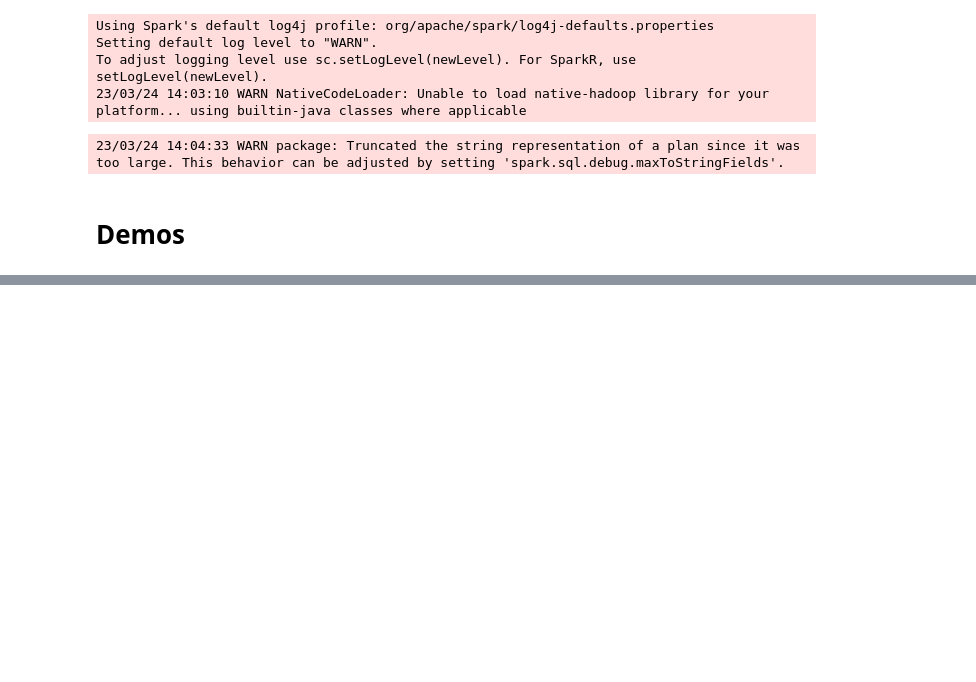
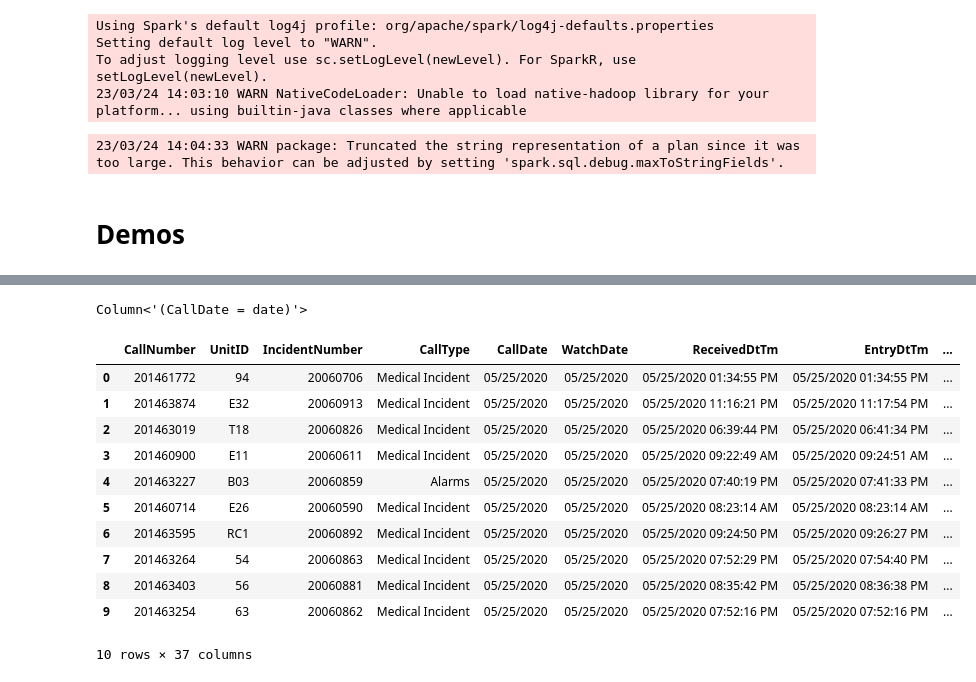
Before and after one commit to cs544-wisc/s23, a Jupyter notebook: lec/23-spark/nb/demo.ipynb, the cells around one changed output, grey strips where cells are left out. Cells and saved outputs as stored; diff of their text form; code cells hidden in the pictures; blank space fills up the shorter version.

```diff
--- a/lec/23-spark/nb/demo.ipynb
+++ b/lec/23-spark/nb/demo.ipynb
@@ -37,0 +116,5 @@ df.createOrReplaceTempView("calls")
+# %%
+! wget https://raw.githubusercontent.com/tylerharter/us-federal-holidays/main/holidays2.csv
+! hdfs dfs -cp holidays2.csv hdfs://main:9000/
+holidays = (spark.read.format("csv").option("header", True)
+            .load("hdfs://main:9000/holidays2.csv"))
@@ -37,0 +148,23 @@ df.createOrReplaceTempView("calls")
+# %%
+calls = spark.table("calls")
+# %%
+calls["CallDate"] == holidays["date"]
+# %% [output]
+Column<'(CallDate = date)'>
+# %%
+# can we associate a holiday with a call?
+# BY DEFAULT: inner join
+calls.join(holidays, on=calls["CallDate"] == holidays["date"]).limit(10).toPandas()
+# %% [output]
+|  | CallNumber | UnitID | IncidentNumber | CallType | CallDate | WatchDate | ReceivedDtTm | EntryDtTm | ... |
+| 0 | 201461772 | 94 | 20060706 | Medical Incident | 05/25/2020 | 05/25/2020 | 05/25/2020 01:34:55 PM | 05/25/2020 01:34:55 PM | ... |
+| 1 | 201463874 | E32 | 20060913 | Medical Incident | 05/25/2020 | 05/25/2020 | 05/25/2020 11:16:21 PM | 05/25/2020 11:17:54 PM | ... |
+| 2 | 201463019 | T18 | 20060826 | Medical Incident | 05/25/2020 | 05/25/2020 | 05/25/2020 06:39:44 PM | 05/25/2020 06:41:34 PM | ... |
+| 3 | 201460900 | E11 | 20060611 | Medical Incident | 05/25/2020 | 05/25/2020 | 05/25/2020 09:22:49 AM | 05/25/2020 09:24:51 AM | ... |
+| 4 | 201463227 | B03 | 20060859 | Alarms | 05/25/2020 | 05/25/2020 | 05/25/2020 07:40:19 PM | 05/25/2020 07:41:33 PM | ... |
+| 5 | 201460714 | E26 | 20060590 | Medical Incident | 05/25/2020 | 05/25/2020 | 05/25/2020 08:23:14 AM | 05/25/2020 08:23:14 AM | ... |
+| 6 | 201463595 | RC1 | 20060892 | Medical Incident | 05/25/2020 | 05/25/2020 | 05/25/2020 09:24:50 PM | 05/25/2020 09:26:27 PM | ... |
+| 7 | 201463264 | 54 | 20060863 | Medical Incident | 05/25/2020 | 05/25/2020 | 05/25/2020 07:52:29 PM | 05/25/2020 07:54:40 PM | ... |
+| 8 | 201463403 | 56 | 20060881 | Medical Incident | 05/25/2020 | 05/25/2020 | 05/25/2020 08:35:42 PM | 05/25/2020 08:36:38 PM | ... |
+| 9 | 201463254 | 63 | 20060862 | Medical Incident | 05/25/2020 | 05/25/2020 | 05/25/2020 07:52:16 PM | 05/25/2020 07:52:16 PM | ... |
+10 rows × 37 columns
```
Also changed, not shown: parts of 22 cells of this notebook.
